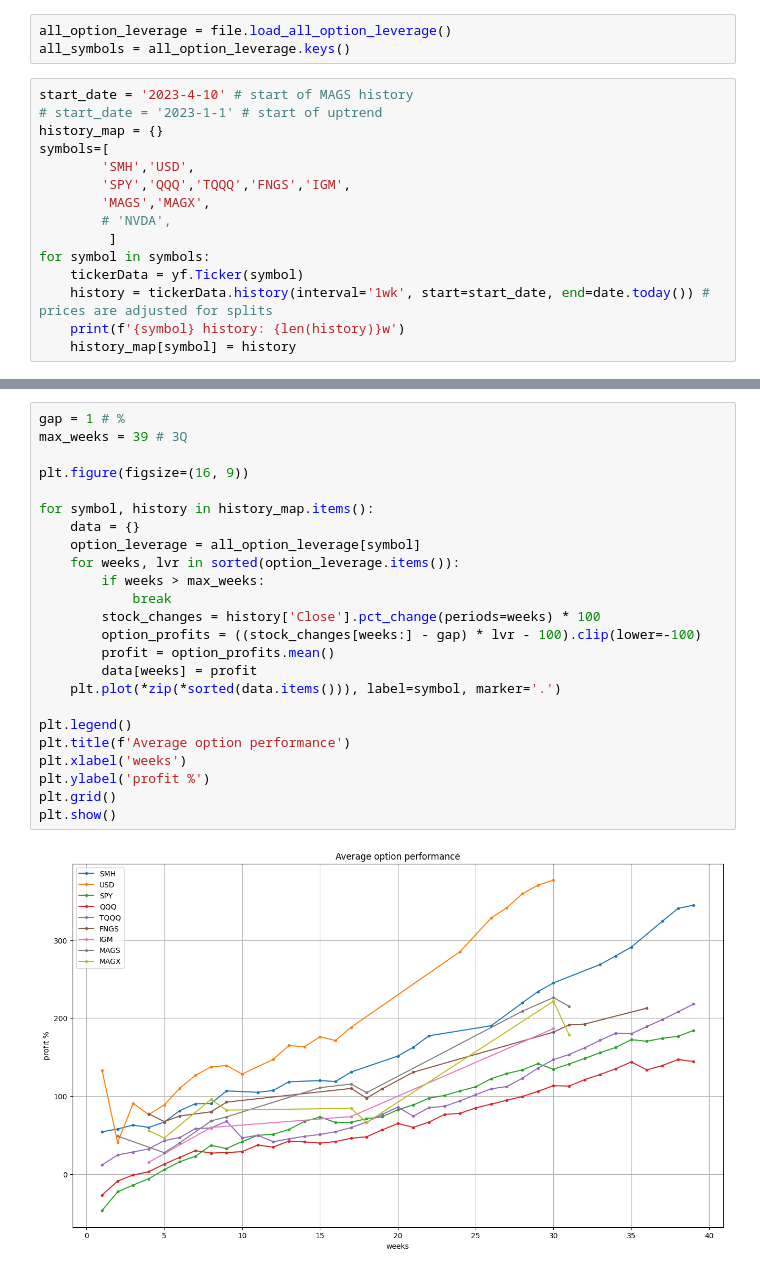
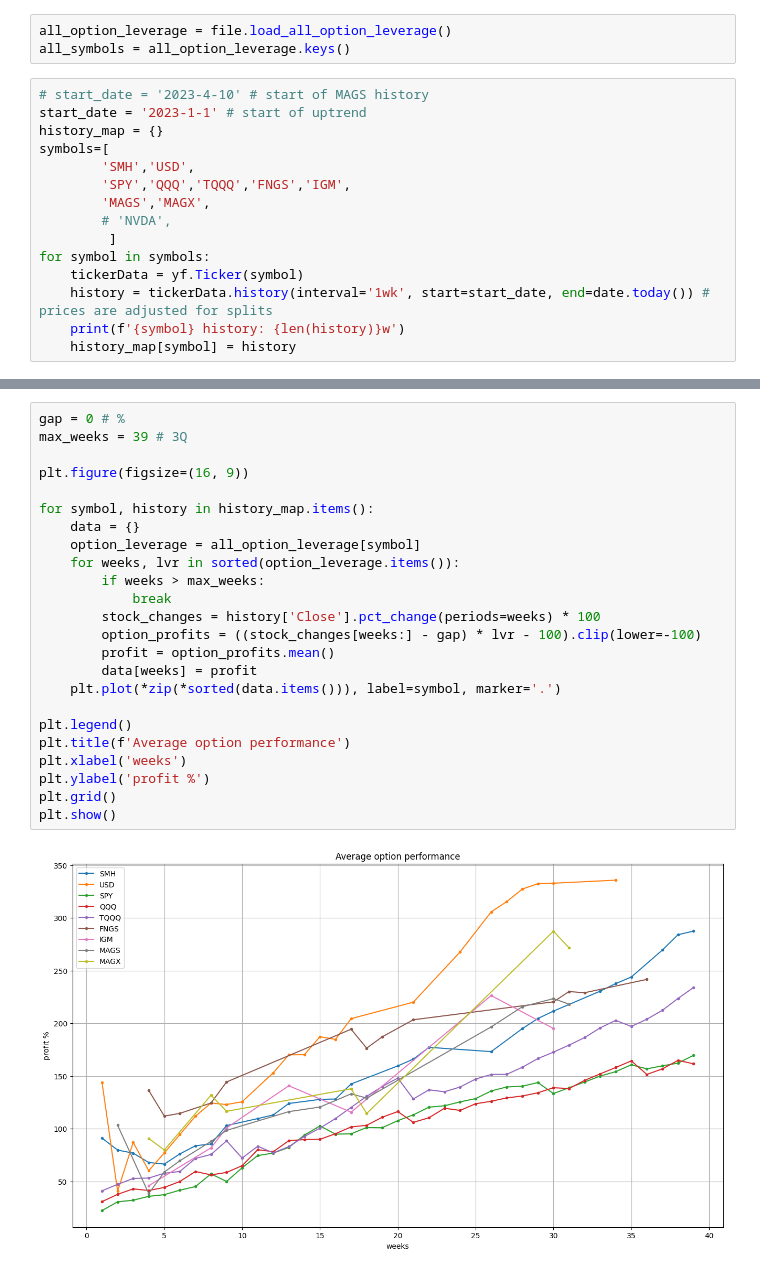
Before and after one commit to dotchev/stox, a Jupyter notebook: weekly-options.ipynb, the cells around one changed output, grey strips where cells are left out. Saved outputs shown, nothing was run; the diff lists cells and outputs as text.

```diff
--- a/weekly-options.ipynb
+++ b/weekly-options.ipynb
@@ -9,8 +9,8 @@ import file
 all_option_leverage = file.load_all_option_leverage()
 all_symbols = all_option_leverage.keys()
 # %%
-start_date = '2023-4-10' # start of MAGS history
-# start_date = '2023-1-1' # start of uptrend
+# start_date = '2023-4-10' # start of MAGS history
+start_date = '2023-1-1' # start of uptrend
 history_map = {}
 symbols=[
         'SMH','USD',
@@ -36,26 +36,26 @@ MAGX history: 38w
 # %%
-gap = 1 # %
+gap = 0 # %
 max_weeks = 39 # 3Q
 
 plt.figure(figsize=(16, 9))
 
 for symbol, history in history_map.items():
     data = {}
     option_leverage = all_option_leverage[symbol]
     for weeks, lvr in sorted(option_leverage.items()):
         if weeks > max_weeks:
             break
         stock_changes = history['Close'].pct_change(periods=weeks) * 100
         option_profits = ((stock_changes[weeks:] - gap) * lvr - 100).clip(lower=-100)
         profit = option_profits.mean()
         data[weeks] = profit
     plt.plot(*zip(*sorted(data.items())), label=symbol, marker='.')
 
 plt.legend()
 plt.title(f'Average option performance')
 plt.xlabel('weeks')
 plt.ylabel('profit %')
 plt.grid()
 plt.show()
 # %% [output]
-[figure, old version]
+[figure, new version]
```
Also changed, not shown: parts of 5 cells of this notebook, 21 other files.
